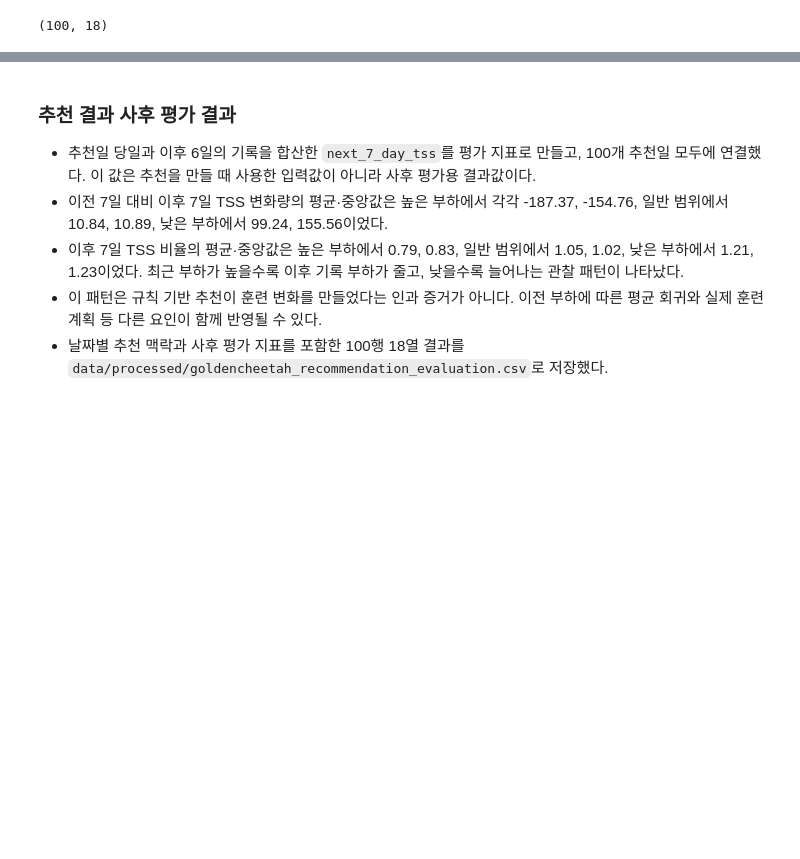
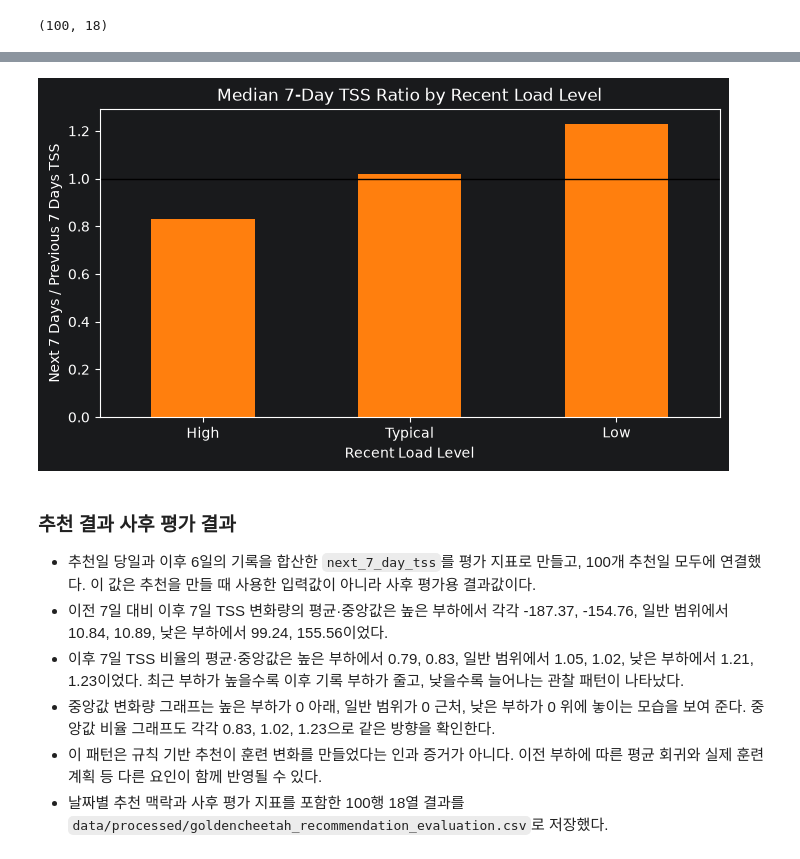
Before and after one commit to jhh0107gsc-hub/cycling, a Jupyter notebook: notebooks/05_recommendation_evaluation.ipynb, the cells around one changed output, grey strips where cells are left out. Drawn from its saved outputs; the diff is of its cells as text; code cells hidden in the pictures; blank space fills up the shorter version.

```diff
--- a/notebooks/05_recommendation_evaluation.ipynb
+++ b/notebooks/05_recommendation_evaluation.ipynb
@@ -289,8 +337,49 @@ evaluation_df.shape
+# %%
+plot_tss_ratio_df = (
+    tss_ratio_by_load_level_df
+    .assign(
+        load_level=lambda df: df.index.map(
+            load_level_labels
+        )
+    )
+)
+
+fig, ax = plt.subplots(figsize=(8, 4))
+
+plot_tss_ratio_df.plot(
+    kind="bar",
+    x="load_level",
+    y="median_tss_ratio",
+    ax=ax,
+    color="tab:orange",
+    legend=False,
+)
+
+ax.axhline(
+    1,
+    color="black",
+    linewidth=1,
+)
+
+ax.set_title(
+    "Median 7-Day TSS Ratio by Recent Load Level"
+)
+ax.set_xlabel("Recent Load Level")
+ax.set_ylabel("Next 7 Days / Previous 7 Days TSS")
+ax.tick_params(
+    axis="x",
+    rotation=0,
+)
+
+plt.show()
+# %% [output]
+[figure, added]
 # %% [markdown]
 ### 추천 결과 사후 평가 결과
 
 - 추천일 당일과 이후 6일의 기록을 합산한 `next_7_day_tss`를 평가 지표로 만들고, 100개 추천일 모두에 연결했다. 이 값은 추천을 만들 때 사용한 입력값이 아니라 사후 평가용 결과값이다.
 - 이전 7일 대비 이후 7일 TSS 변화량의 평균·중앙값은 높은 부하에서 각각 -187.37, -154.76, 일반 범위에서 10.84, 10.89, 낮은 부하에서 99.24, 155.56이었다.
 - 이후 7일 TSS 비율의 평균·중앙값은 높은 부하에서 0.79, 0.83, 일반 범위에서 1.05, 1.02, 낮은 부하에서 1.21, 1.23이었다. 최근 부하가 높을수록 이후 기록 부하가 줄고, 낮을수록 늘어나는 관찰 패턴이 나타났다.
+- 중앙값 변화량 그래프는 높은 부하가 0 아래, 일반 범위가 0 근처, 낮은 부하가 0 위에 놓이는 모습을 보여 준다. 중앙값 비율 그래프도 각각 0.83, 1.02, 1.23으로 같은 방향을 확인한다.
 - 이 패턴은 규칙 기반 추천이 훈련 변화를 만들었다는 인과 증거가 아니다. 이전 부하에 따른 평균 회귀와 실제 훈련 계획 등 다른 요인이 함께 반영될 수 있다.
 - 날짜별 추천 맥락과 사후 평가 지표를 포함한 100행 18열 결과를 `data/processed/goldencheetah_recommendation_evaluation.csv`로 저장했다.
```
Also changed, not shown: parts of 1 cell of this notebook.
